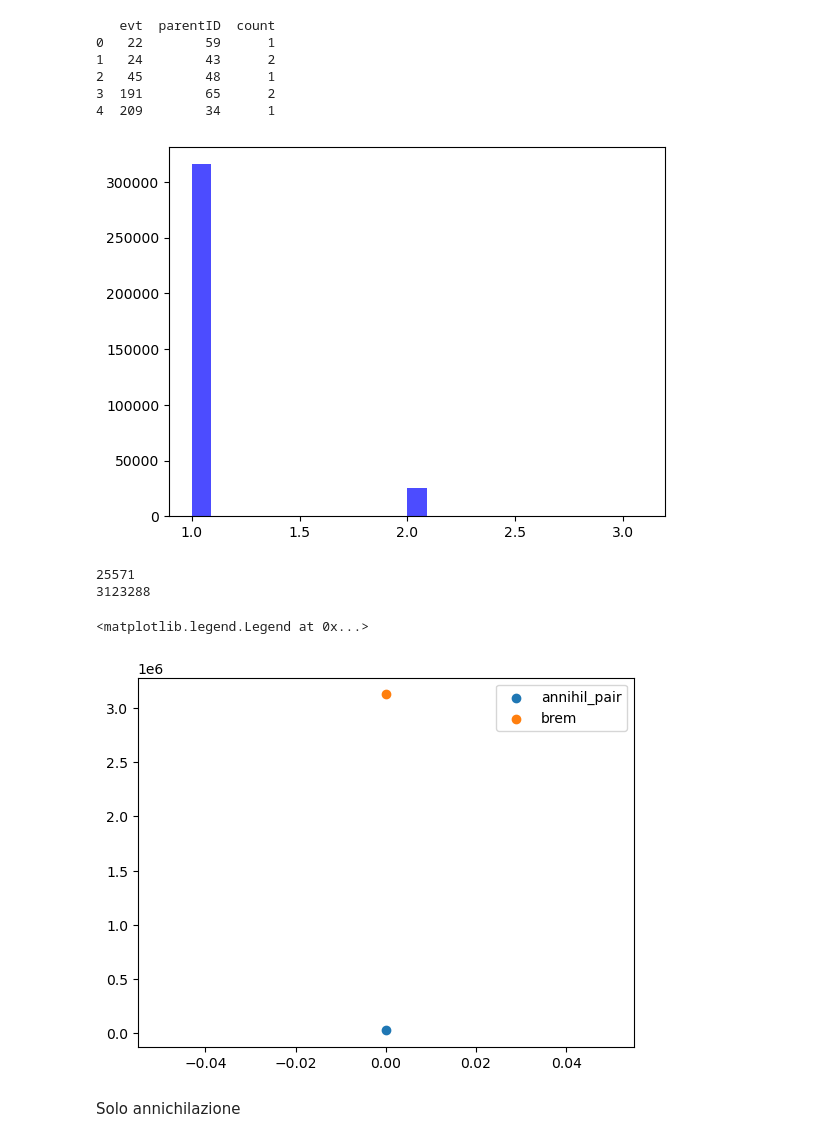
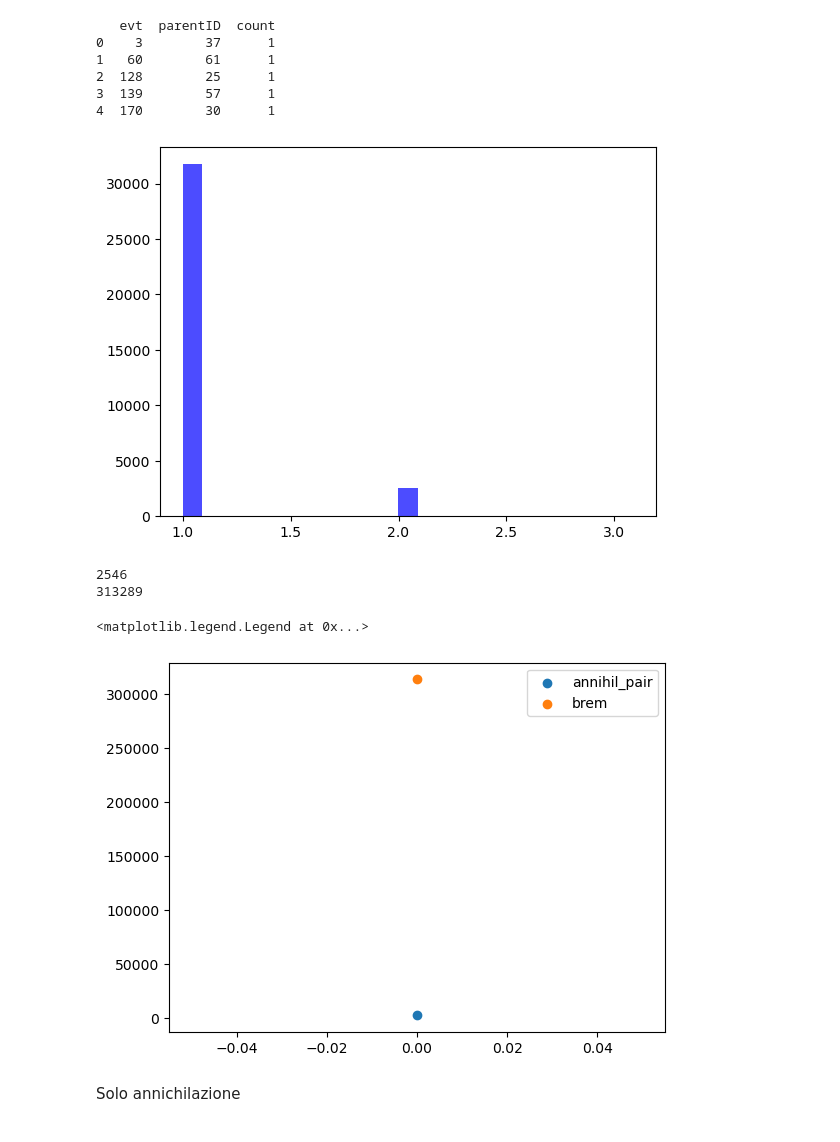
Before and after one commit to francescouni0/Online-Monitoring, a Jupyter notebook: RECONPET_true.ipynb, the cells around one changed output. Saved outputs shown, nothing was run; the diff lists cells and outputs as text; code cells hidden in the pictures.

```diff
--- a/RECONPET_true.ipynb
+++ b/RECONPET_true.ipynb
@@ -161,49 +161,49 @@ import pandas as pd
 import numpy as np
 import matplotlib.pyplot as plt
 
-file = uproot.open("dati/new_physics_bigphantom_fulldet/Hits.root")
+file = uproot.open("dati/new_physics1_bigphantom_fulldet/Hits.root")
 tree = file["Hits"]
 
 data = tree.arrays(library="pd")
 
 annihil_data = data[data["processName"] == "annihil"]
 brems_data = data[data["processName"] == "eBrem"]
 #brems_data = brems_data[brems_data["energy"] >= 0.4]
 #brems_data = brems_data[brems_data["energy"] <= 0.6]
 
 # Group the filtered data by event and parentID, then count occurrences
 grouped_data = annihil_data.groupby(["evt", "parentID"]).size().reset_index(name="count")
 
 grouped_data_brem = brems_data.groupby(["evt"]).size().reset_index(name="count")
 
 print(grouped_data.head())
 
 bins = [0.999, 1.09, 1.9999,2.09,2.9999, 3.09]
 
 #plt.hist(grouped_data_brem["count"], bins=bins, label="brem", alpha=0.7, color="red")
 plt.hist(grouped_data["count"], bins=bins, label="annihil", alpha=0.7, color="blue")
 plt.show()
 
 print(np.shape(grouped_data[grouped_data["count"]==2])[0])
 
 print(np.shape(grouped_data_brem)[0])
 
 x=[0]
 plt.scatter(x,np.shape(grouped_data[grouped_data["count"]==2])[0],label="annihil_pair")
 plt.scatter(x,np.shape(grouped_data_brem)[0],label="brem")
 plt.legend()
 # %% [output]
    evt  parentID  count
-0   22        59      1
-1   24        43      2
-2   45        48      1
-3  191        65      2
-4  209        34      1
+0    3        37      1
+1   60        61      1
+2  128        25      1
+3  139        57      1
+4  170        30      1
-[figure, old version]
+[figure, new version]
-25571
-3123288
+2546
+313289
 <matplotlib.legend.Legend at 0x...>
-[figure, old version]
+[figure, new version]
 # %%
 from mpl_toolkits.mplot3d import Axes3D
 
```
Also changed, not shown: parts of 20 cells of this notebook, 5 other files.
